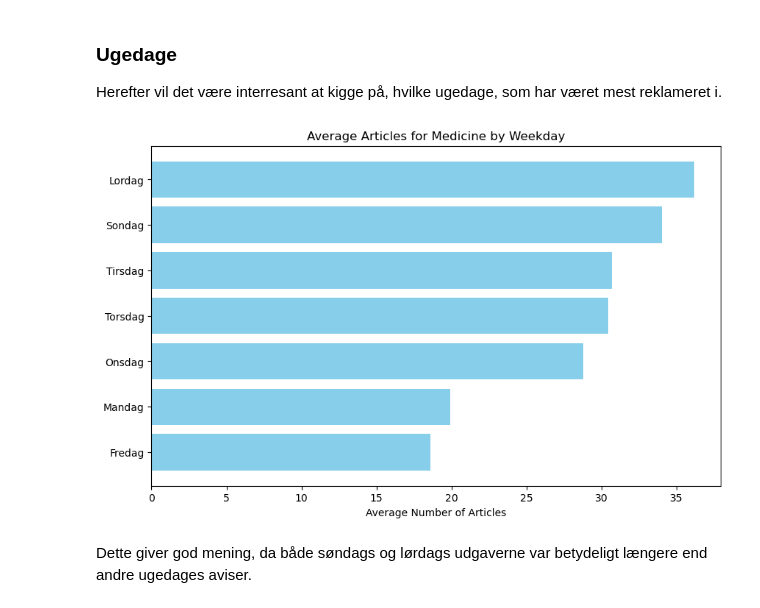
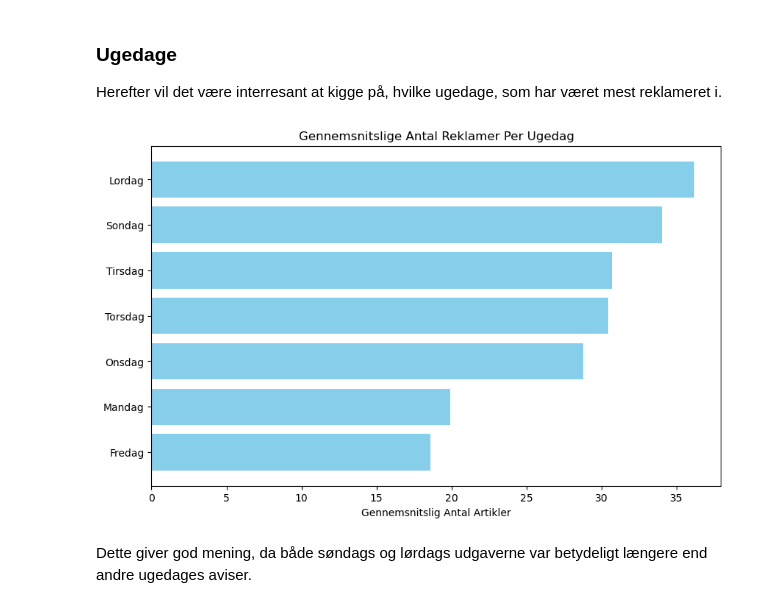
Before and after one commit to DivEden/Quacks, a Jupyter notebook: reklame_grafer.ipynb, the cells around one changed output. Saved outputs shown, nothing was run; the diff lists cells and outputs as text; code cells hidden in the pictures.

```diff
--- a/reklame_grafer.ipynb
+++ b/reklame_grafer.ipynb
@@ -46,22 +46,22 @@ Herefter vil det være interresant at kigge på, hvilke ugedage, som har været
 # %%
 # beregningen af det gennemsnitslige antal reklamer per ugedag kan findes på slide 2 i excel dokumentet
 weekdays = ['Mandag', 'Tirsdag', 'Onsdag', 'Torsdag', 'Fredag', 'Lordag', 'Sondag']
 average_articles = [19.91666667, 30.66666667, 28.75, 30.41666667, 18.58333333, 36.14285714, 34]
 
 data = pd.DataFrame({'Weekday': weekdays, 'Average Articles': average_articles})
 
 data = data.sort_values(by='Average Articles', ascending=False)
 
 
 plt.figure(figsize=(10, 6))
 plt.barh(data['Weekday'], data['Average Articles'], color='skyblue')
-plt.xlabel('Average Number of Articles')
-plt.title('Average Articles for Medicine by Weekday')
+plt.xlabel('Gennemsnitslig Antal Artikler')
+plt.title('Gennemsnitslige Antal Reklamer Per Ugedag')
 plt.gca().invert_yaxis()  # Invert the y-axis for Monday to appear at the top
 
 # Display the graph
 plt.show()
 # %% [output]
-[figure, old version]
+[figure, new version]
 # %% [markdown]
 Dette giver god mening, da både søndags og lørdags udgaverne var betydeligt længere end andre ugedages aviser.
```
Also changed, not shown: parts of 1 cell of this notebook, 5 other files.
